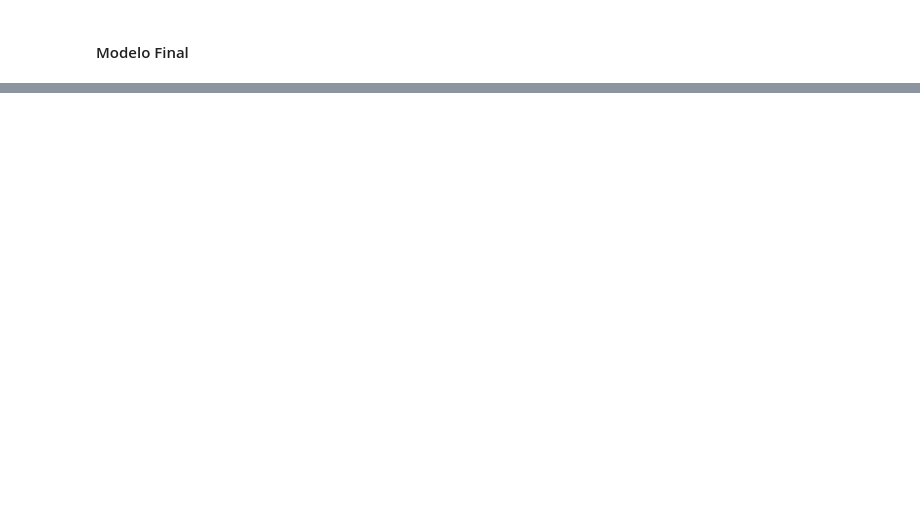
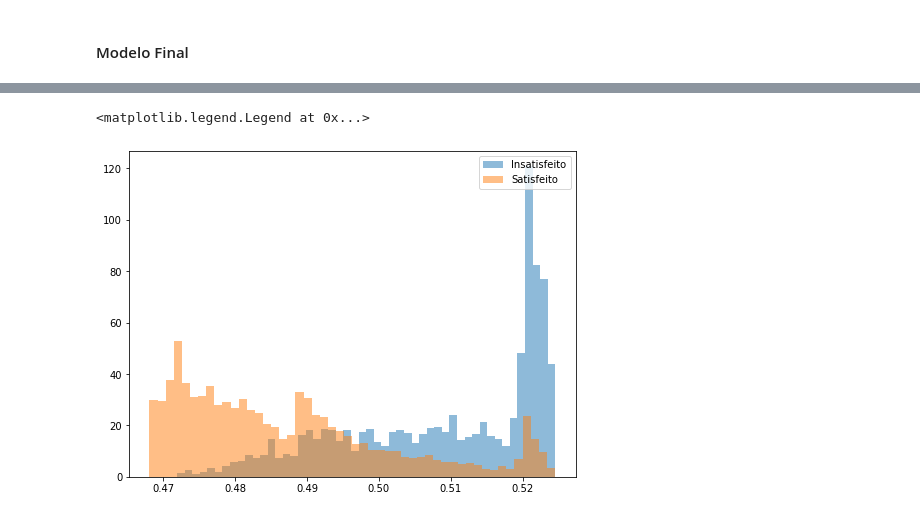
Before and after one commit to brunaolivc/DATA_MASTER, a Jupyter notebook: DM_prep copy.ipynb, the cells around one changed output, grey strips where cells are left out. Cells and saved outputs as stored; diff of their text form; code cells hidden in the pictures; blank space fills up the shorter version.

```diff
--- a/DM_prep copy.ipynb
+++ b/DM_prep copy.ipynb
@@ -824,0 +889,12 @@ Lucro Total Teste: 23978.51
+# %%
+prob_treino = XGB_final.predict_proba(x_train_xgb)[:,1]
+df_avaliacao = pd.DataFrame({'Probabilidade' : prob_treino, 'TARGET' : y_train_xgb})
+# %%
+plt.figure(figsize=(8,6))
+plt.hist(df_avaliacao.loc[(df_avaliacao.TARGET == 1)]['Probabilidade'], bins=50, density = True , alpha=0.5, label="Insatisfeito")
+plt.hist(df_avaliacao.loc[(df_avaliacao.TARGET == 0)]['Probabilidade'], bins=50, density = True , alpha=0.5, label="Satisfeito")
+
+plt.legend(loc='upper right')
+# %% [output]
+<matplotlib.legend.Legend at 0x...>
+[figure, added]
```
Also changed, not shown: parts of 11 cells of this notebook, 2 other files.
